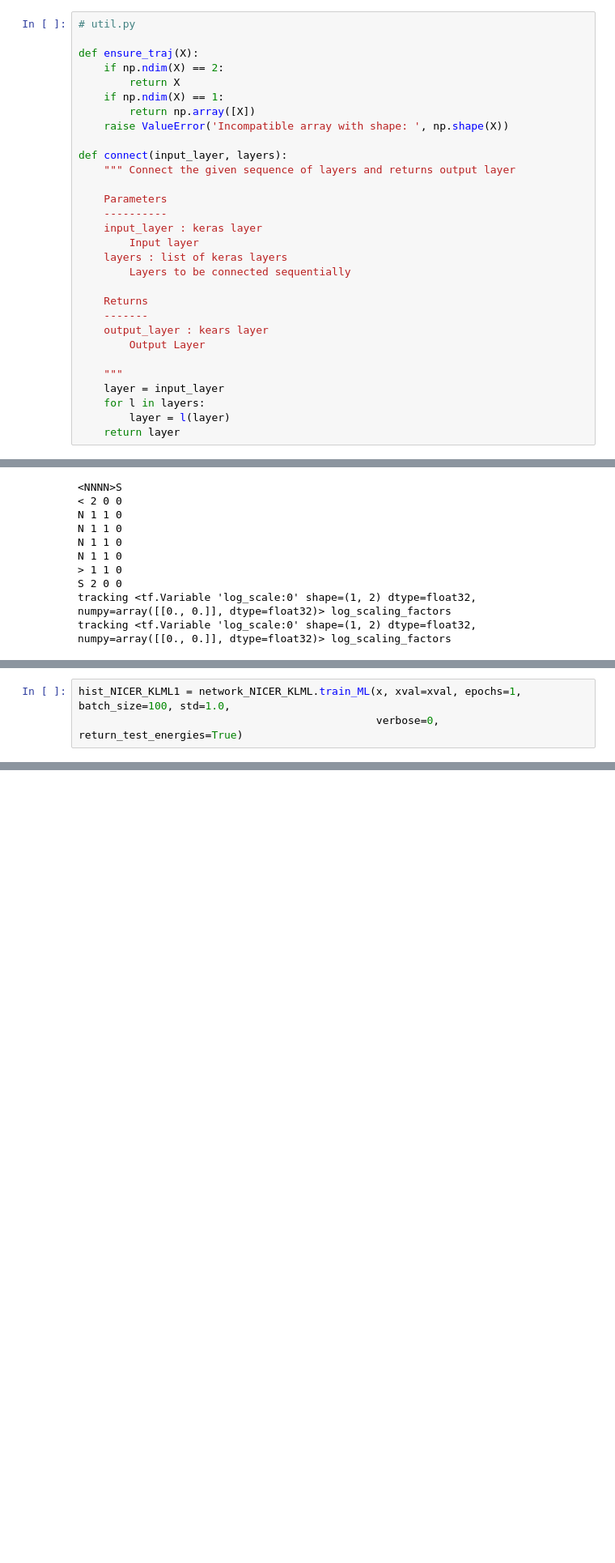
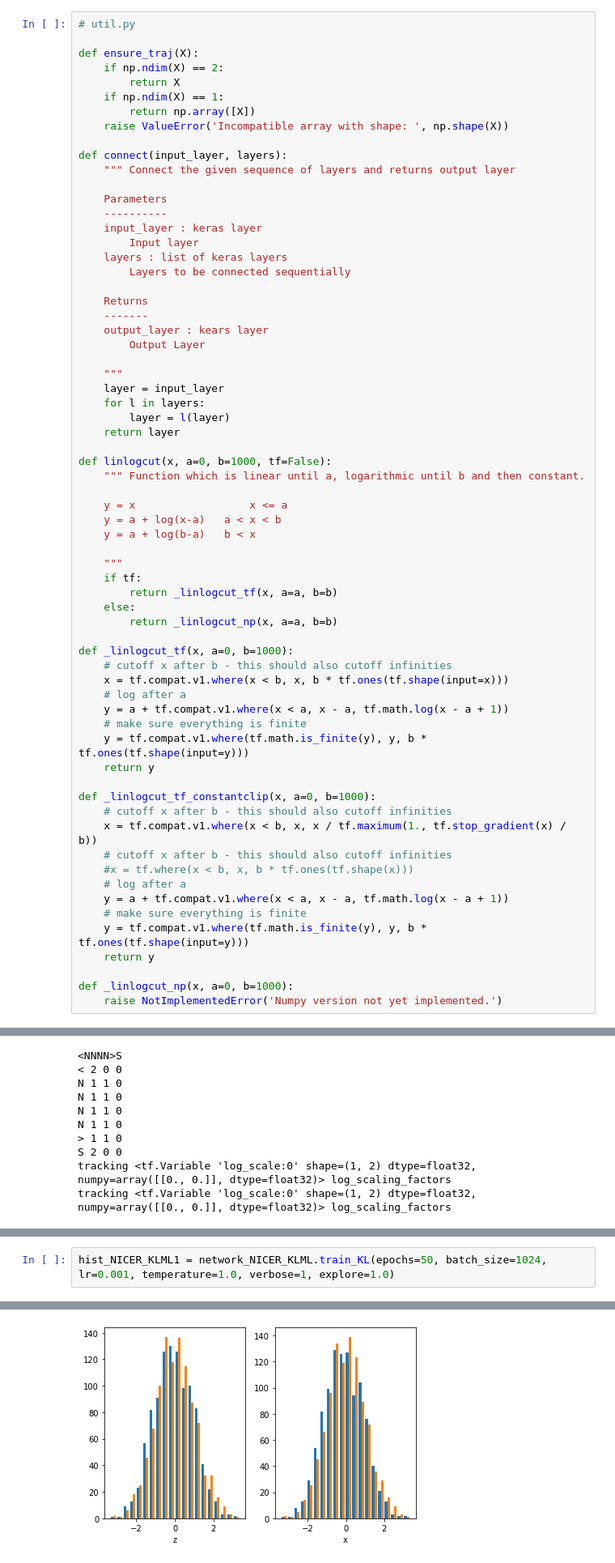
Before and after one commit to zierenberg/machine_learning_muca, a Jupyter notebook: double_well_minimal.ipynb, the cells around one changed output, grey strips where cells are left out. Shown: that part at 81% size. Drawn from its saved outputs; the diff is of its cells as text; blank space fills up the shorter version.

Commit message:
Some basic histograms

```diff
--- a/double_well_minimal.ipynb
+++ b/double_well_minimal.ipynb
@@ -257,6 +253,42 @@ def connect(input_layer, layers):
     for l in layers:
         layer = l(layer)
     return layer
+
+def linlogcut(x, a=0, b=1000, tf=False):
+    """ Function which is linear until a, logarithmic until b and then constant.
+
+    y = x                  x <= a
+    y = a + log(x-a)   a < x < b
+    y = a + log(b-a)   b < x
+
+    """
+    if tf:
+        return _linlogcut_tf(x, a=a, b=b)
+    else:
+        return _linlogcut_np(x, a=a, b=b)
+
+def _linlogcut_tf(x, a=0, b=1000):
+    # cutoff x after b - this should also cutoff infinities
+    x = tf.compat.v1.where(x < b, x, b * tf.ones(tf.shape(input=x)))
+    # log after a
+    y = a + tf.compat.v1.where(x < a, x - a, tf.math.log(x - a + 1))
+    # make sure everything is finite
+    y = tf.compat.v1.where(tf.math.is_finite(y), y, b * tf.ones(tf.shape(input=y)))
+    return y
+
+def _linlogcut_tf_constantclip(x, a=0, b=1000):
+    # cutoff x after b - this should also cutoff infinities
+    x = tf.compat.v1.where(x < b, x, x / tf.maximum(1., tf.stop_gradient(x) / b))
+    # cutoff x after b - this should also cutoff infinities
+    #x = tf.where(x < b, x, b * tf.ones(tf.shape(x)))
+    # log after a
+    y = a + tf.compat.v1.where(x < a, x - a, tf.math.log(x - a + 1))
+    # make sure everything is finite
+    y = tf.compat.v1.where(tf.math.is_finite(y), y, b * tf.ones(tf.shape(input=y)))
+    return y
+
+def _linlogcut_np(x, a=0, b=1000):
+    raise NotImplementedError('Numpy version not yet implemented.')
 # %%
 # layers_basic.py
 
@@ -1675,3 +1734,3 @@ tracking <tf.Variable 'log_scale:0' shape=(1, 2) dtype=float32, numpy=array([[0.
 # %%
-hist_NICER_KLML1 = network_NICER_KLML.train_ML(x, xval=xval, epochs=1, batch_size=100, std=1.0,
-                                               verbose=0, return_test_energies=True)
+hist_NICER_KLML1 = network_NICER_KLML.train_KL(epochs=50, batch_size=1024, lr=0.001, temperature=1.0, verbose=1, explore=1.0)
+# %% [output]
@@ -1677,0 +1771 @@ hist_NICER_KLML1 = network_NICER_KLML.train_ML(x, xval=xval, epochs=1, batch_siz
+[figure, added]
```
Also changed, not shown: parts of 6 cells of this notebook.
